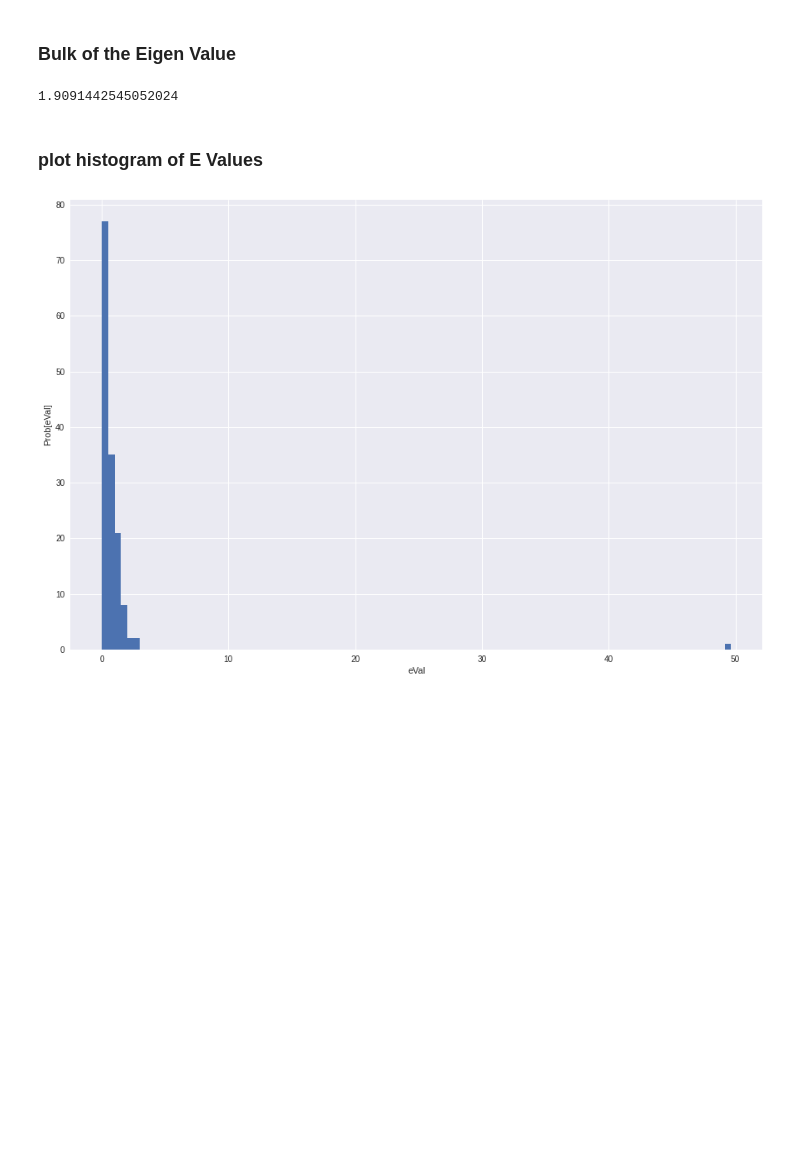
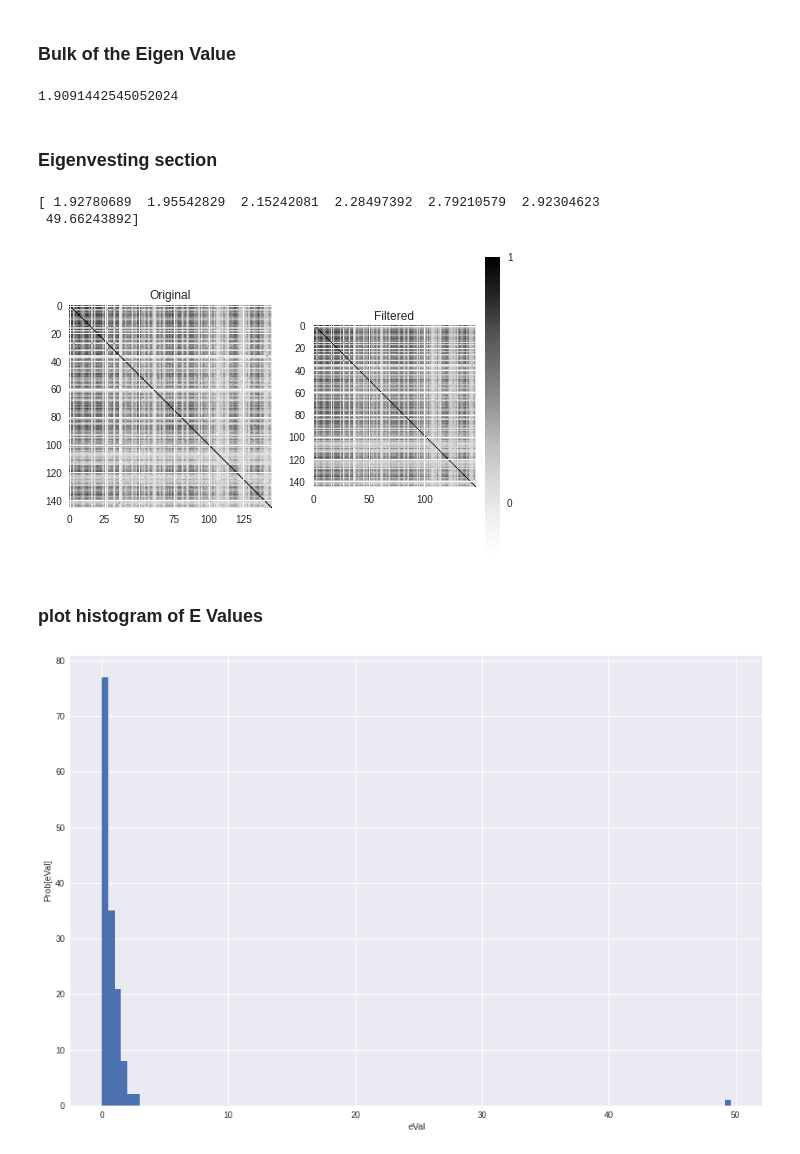
Before and after one commit to harshalchaudhari35/ml_finance, a Jupyter notebook: ml_book.ipynb, the cells around one changed output. Cells and saved outputs as stored; diff of their text form; code cells hidden in the pictures; blank space fills up the shorter version.

```diff
--- a/ml_book.ipynb
+++ b/ml_book.ipynb
@@ -181,6 +181,42 @@ var0
 eMax0
 # %% [output]
 1.9091442545052024
+# %% [markdown]
+### Eigenvesting section
+# %%
+max_theoretical_eval = 1.9091442545052024
+# %%
+# Let's see the eigenvalues larger than the largest theoretical eigenvalue
+# sigma = 0.71 # The variance for all of the standardized log returns is 1
+# max_theoretical_eval = np.power(sigma*(1 + np.sqrt(1/q)),2)
+
+D, S = np.linalg.eigh(corr_mat)
+
+print(D[D > max_theoretical_eval])
+# %% [output]
+[ 1.92780689  1.95542829  2.15242081  2.28497392  2.79210579  2.92304623
+ 49.66243892]
+# %%
+# Filter the eigenvalues out
+D[D <= max_theoretical_eval] = 0
+
+# Reconstruct the matrix
+temp =  np.dot(S, np.dot(np.diag(D), np.transpose(S)))
+
+# Set the diagonal entries to 0
+np.fill_diagonal(temp, 1)
+filtered_matrix = temp
+
+f = plt.figure()
+ax = plt.subplot(121)
+ax.imshow(corr_mat)
+plt.title("Original")
+ax = plt.subplot(122)
+plt.title("Filtered")
+a = ax.imshow(filtered_matrix)
+cbar = f.colorbar(a, ticks=[-1, 0, 1])
+# %% [output]
+[figure, added]
 # %% [markdown]
 ### plot histogram of E Values
 # %%
```
Also changed, not shown: parts of 9 cells of this notebook, 5 other files.
